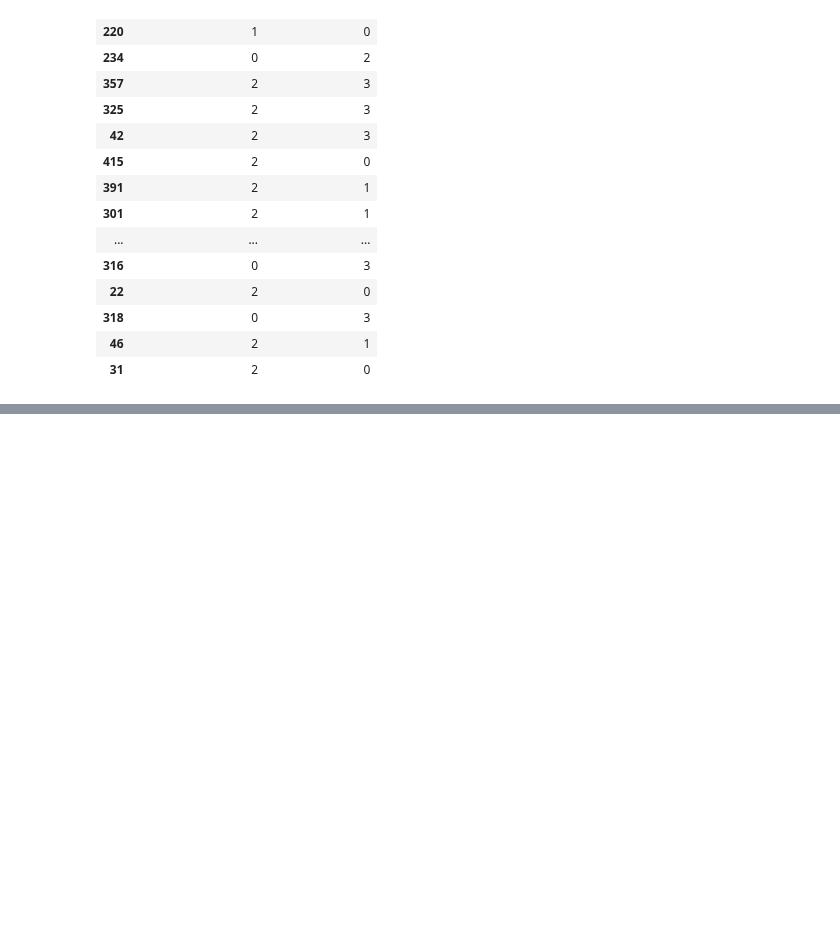
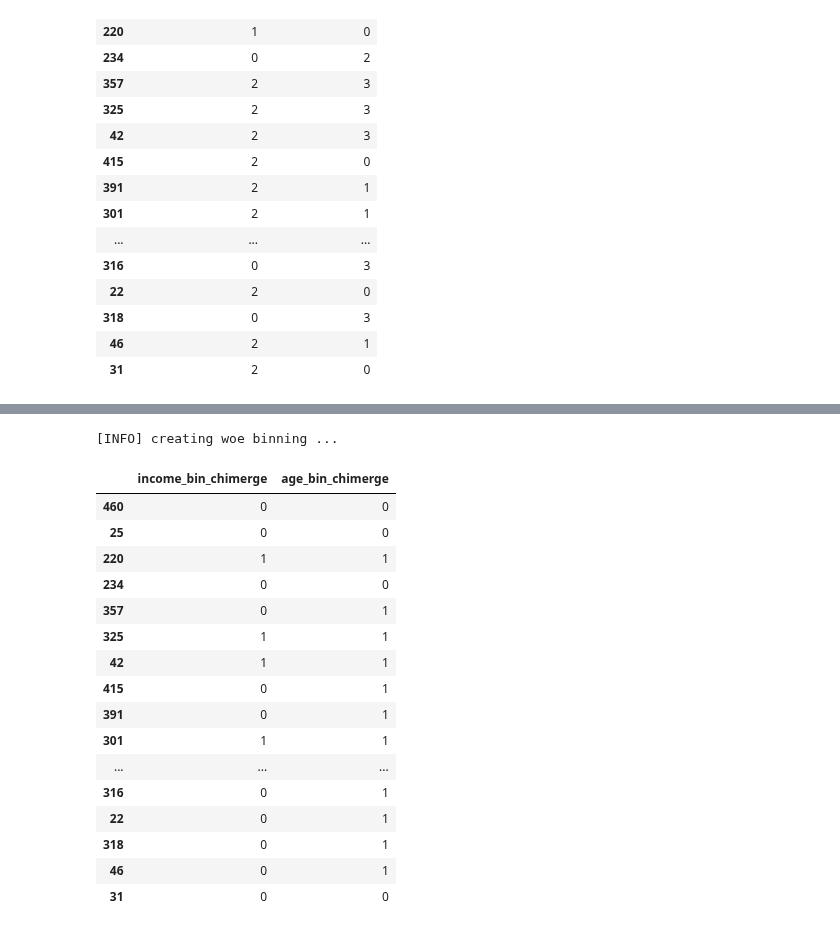
Before and after one commit to matinmahmoudi/Kaggle, a Jupyter notebook: complete-guide-to-transformation-from-a-to-z.ipynb, the cells around one changed output, grey strips where cells are left out. Drawn from its saved outputs; the diff is of its cells as text; code cells hidden in the pictures; blank space fills up the shorter version.

```diff
--- a/complete-guide-to-transformation-from-a-to-z.ipynb
+++ b/complete-guide-to-transformation-from-a-to-z.ipynb
@@ -986,0 +1009,50 @@ train_data_discretized[[f'{col}_bin_kmeans' for col in columns_to_discretize]].h
+# %%
+import pandas as pd
+import scorecardpy as sc
+
+# Assuming train_data and test_data have already been defined and split
+
+# Make copies of the training and testing datasets
+train_data_discretized = train_data.copy()
+test_data_discretized = test_data.copy()
+
+# Select the columns to discretize
+columns_to_discretize = ['income', 'age']
+
+# Apply woebin to the selected columns
+bins = sc.woebin(train_data, y='default', x=columns_to_discretize, max_num_bin=4, method='chimerge')
+
+# Function to apply bins to a dataset
+def apply_bins(data, bins):
+    for col in bins.keys():
+        bin_df = bins[col]
+        bin_edges = bin_df['breaks'].apply(lambda x: float(x.split(",")[0].replace("(", "").replace("[", "")))
+        bin_edges = [-float('inf')] + sorted(set(bin_edges)) + [float('inf')]  # Ensure unique edges
+        data[col + '_bin_chimerge'] = pd.cut(data[col], bins=bin_edges, labels=False, include_lowest=True, duplicates='drop')
+    return data
+
+# Apply the bins to the training and testing data
+train_data_discretized = apply_bins(train_data_discretized, bins)
+test_data_discretized = apply_bins(test_data_discretized, bins)
+
+# Display the first 20 rows to verify the ChiMerge binning on the training data
+train_data_discretized[[f'{col}_bin_chimerge' for col in columns_to_discretize]].head(20)
+# %% [output]
+[INFO] creating woe binning ...
+|  | income_bin_chimerge | age_bin_chimerge |
+| 460 | 0 | 0 |
+| 25 | 0 | 0 |
+| 220 | 1 | 1 |
+| 234 | 0 | 0 |
+| 357 | 0 | 1 |
+| 325 | 1 | 1 |
+| 42 | 1 | 1 |
+| 415 | 0 | 1 |
+| 391 | 0 | 1 |
+| 301 | 1 | 1 |
+| ... | ... | ... |
+| 316 | 0 | 1 |
+| 22 | 0 | 1 |
+| 318 | 0 | 1 |
+| 46 | 0 | 1 |
+| 31 | 0 | 0 |
```
Also changed, not shown: parts of 6 cells of this notebook.
